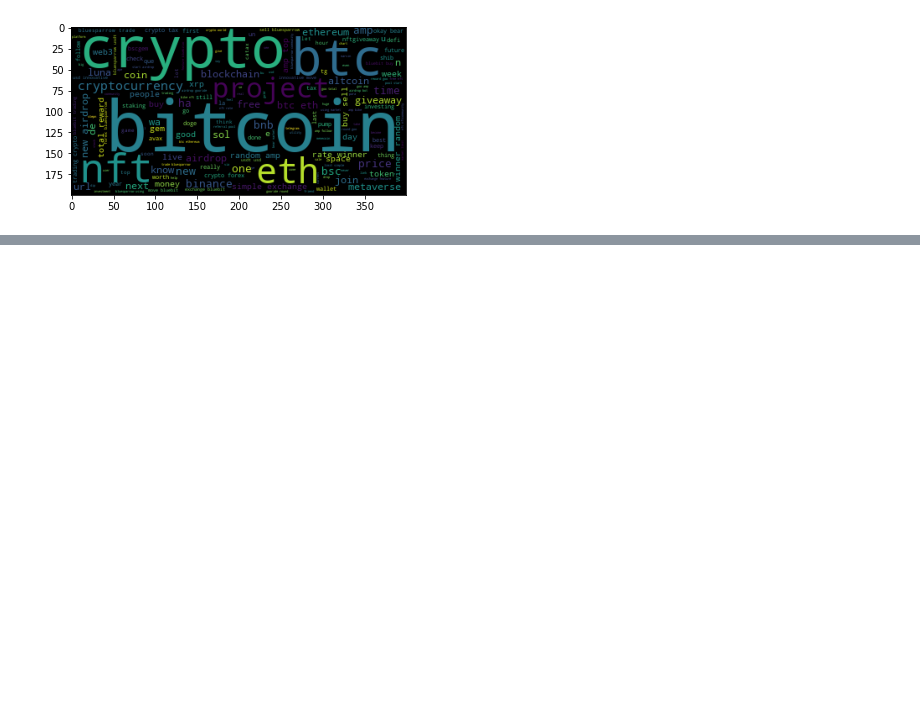
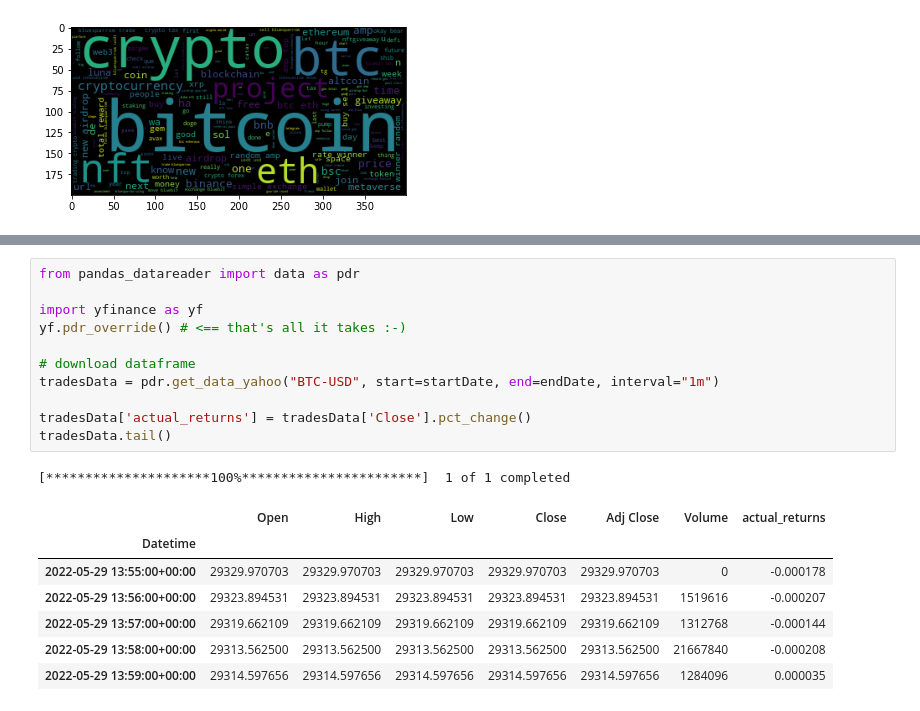
Before and after one commit to mahaguru24/project2-group5, a Jupyter notebook: main.ipynb, the cells around one changed output, grey strips where cells are left out. Drawn from its saved outputs; the diff is of its cells as text; blank space fills up the shorter version.

```diff
--- a/main.ipynb
+++ b/main.ipynb
@@ -218,0 +233,20 @@ BTCTweetsTemp1.head()
+# %%
+from pandas_datareader import data as pdr
+
+import yfinance as yf
+yf.pdr_override() # <== that's all it takes :-)
+
+# download dataframe
+tradesData = pdr.get_data_yahoo("BTC-USD", start=startDate, end=endDate, interval="1m")
+
+tradesData['actual_returns'] = tradesData['Close'].pct_change()
+tradesData.tail()
+# %% [output]
+[*********************100%***********************]  1 of 1 completed
+|  | Open | High | Low | Close | Adj Close | Volume | actual_returns |
+| Datetime |  |  |  |  |  |  |  |
+| 2022-05-29 13:55:00+00:00 | 29329.970703 | 29329.970703 | 29329.970703 | 29329.970703 | 29329.970703 | 0 | -0.000178 |
+| 2022-05-29 13:56:00+00:00 | 29323.894531 | 29323.894531 | 29323.894531 | 29323.894531 | 29323.894531 | 1519616 | -0.000207 |
+| 2022-05-29 13:57:00+00:00 | 29319.662109 | 29319.662109 | 29319.662109 | 29319.662109 | 29319.662109 | 1312768 | -0.000144 |
+| 2022-05-29 13:58:00+00:00 | 29313.562500 | 29313.562500 | 29313.562500 | 29313.562500 | 29313.562500 | 21667840 | -0.000208 |
+| 2022-05-29 13:59:00+00:00 | 29314.597656 | 29314.597656 | 29314.597656 | 29314.597656 | 29314.597656 | 1284096 | 0.000035 |
```
Also changed, not shown: parts of 8 cells of this notebook.
